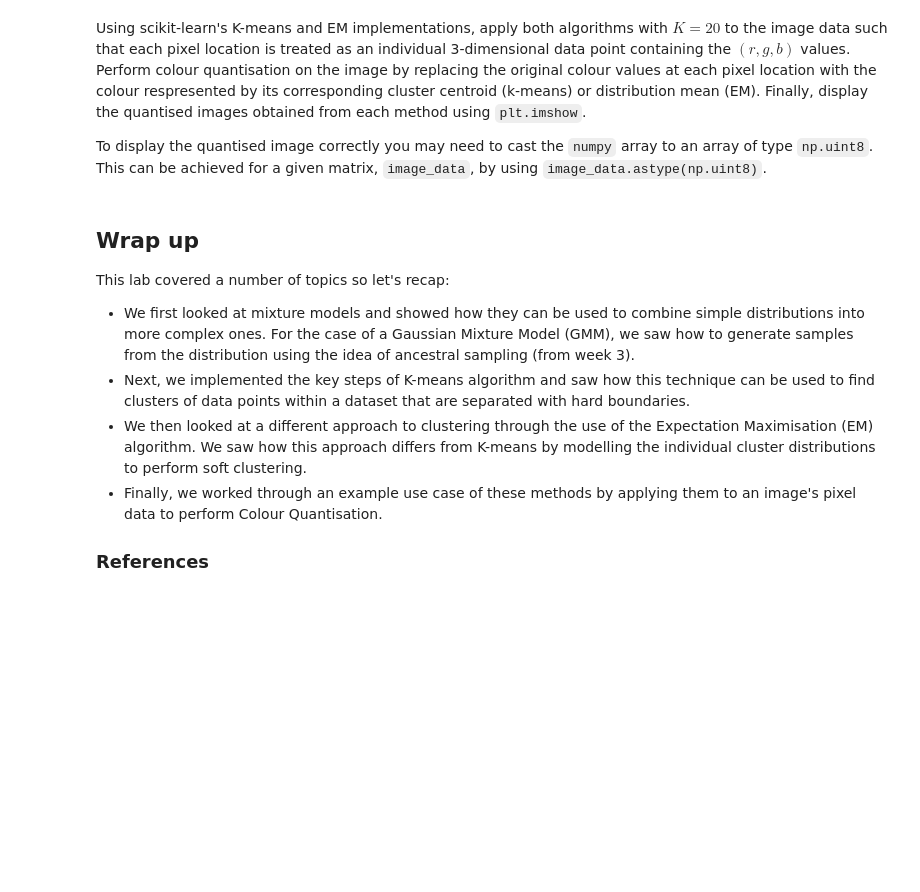
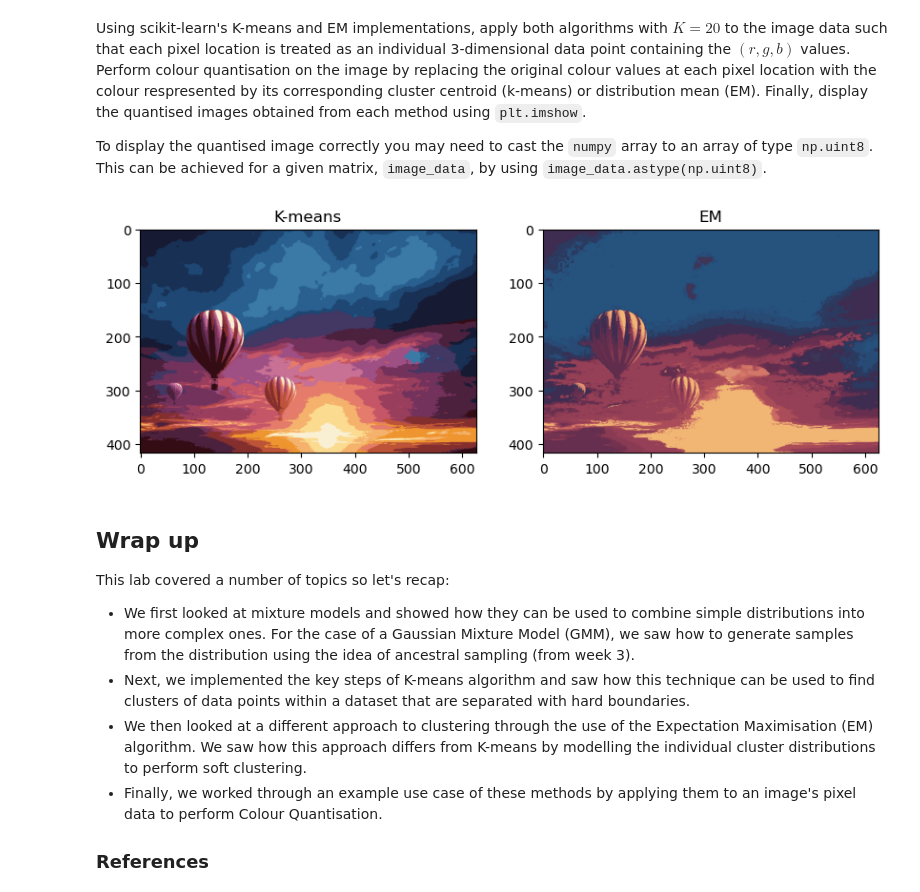
Before and after one commit to ZehuaLiuY/lab_sheets_public, a Jupyter notebook: lab4/lab4-MixtureModels_K-means_Expectation-Maximisation.ipynb, the cells around one changed output. Cells and saved outputs as stored; diff of their text form; code cells hidden in the pictures; blank space fills up the shorter version.

```diff
--- a/lab4/lab4-MixtureModels_K-means_Expectation-Maximisation.ipynb
+++ b/lab4/lab4-MixtureModels_K-means_Expectation-Maximisation.ipynb
@@ -377,3 +416,32 @@ To display the quantised image correctly you may need to cast the `numpy` array
+# %%
+# write your code here
+image_data = image.reshape(-1, 3)
+# apply k-means
+K = 20
+kmeans = KMeans(n_clusters=K, random_state=0).fit(image_data)
+kmeans_centroids = kmeans.cluster_centers_
+kmeans_labels = kmeans.labels_
+kmeans_image = kmeans_centroids[kmeans_labels].reshape(image.shape).astype(np.uint8)
+
+# apply EM
+gmm = GaussianMixture(n_components=K, max_iter=10, warm_start=True, init_params='random', tol=1e-8)
+gmm.fit(image_data)
+gmm_labels = gmm.predict(image_data)
+gmm_means = gmm.means_
+gmm_image = gmm_means[gmm_labels].reshape(image.shape).astype(np.uint8)
+
+plt.figure(figsize=(10, 10))
+plt.subplot(1, 2, 1)
+plt.imshow(kmeans_image)
+plt.title("K-means")
+
+plt.subplot(1, 2, 2)
+plt.imshow(gmm_image)
+plt.title("EM")
+
+plt.show()
+# %% [output]
+[figure, added]
 # %% [markdown]
 ## Wrap up
 This lab covered a number of topics so let's recap:
```
Also changed, not shown: parts of 11 cells of this notebook.
